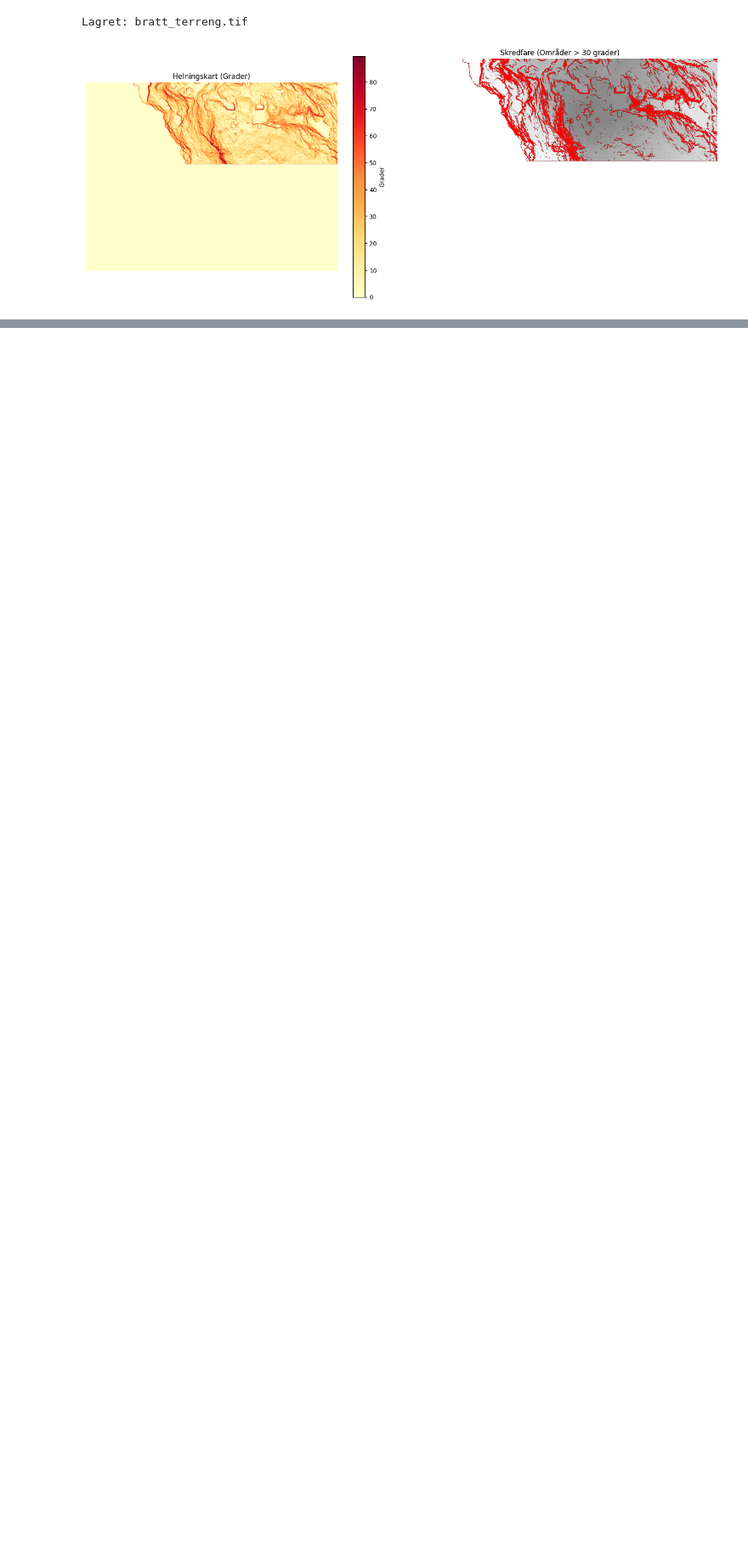
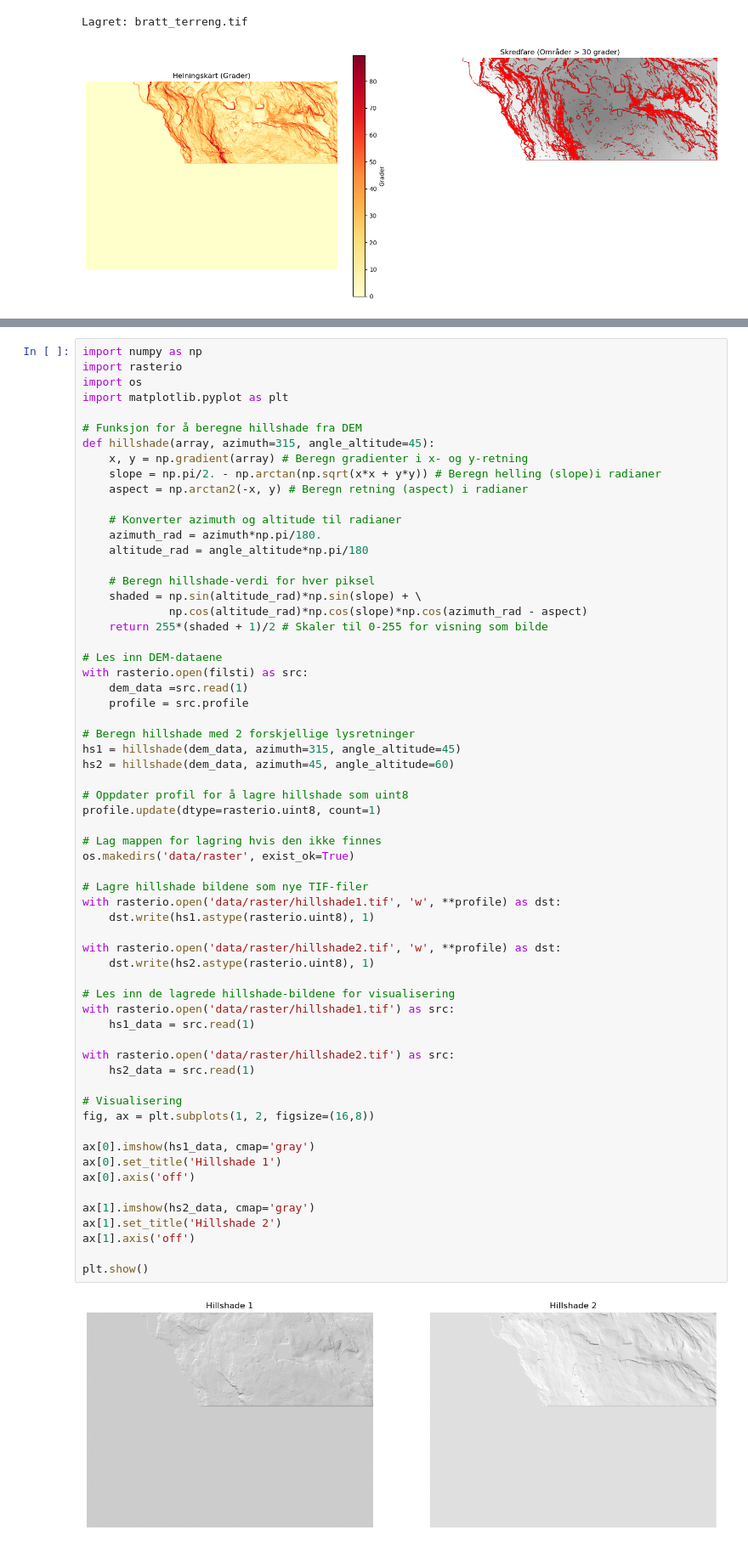
Before and after one commit to snbhansen/IS218, a Jupyter notebook: analyse.ipynb, the cells around one changed output, grey strips where cells are left out. Shown at 85% size. Drawn from its saved outputs; the diff is of its cells as text; blank space fills up the shorter version.

Commit message:
la til 2 hillshade

```diff
--- a/analyse.ipynb
+++ b/analyse.ipynb
@@ -348,0 +335,64 @@ Antall polygoner (>30°) i GeoDataFrame: 3152
+# %%
+import numpy as np
+import rasterio
+import os
+import matplotlib.pyplot as plt
+
+# Funksjon for å beregne hillshade fra DEM
+def hillshade(array, azimuth=315, angle_altitude=45):
+    x, y = np.gradient(array) # Beregn gradienter i x- og y-retning
+    slope = np.pi/2. - np.arctan(np.sqrt(x*x + y*y)) # Beregn helling (slope)i radianer
+    aspect = np.arctan2(-x, y) # Beregn retning (aspect) i radianer
+
+    # Konverter azimuth og altitude til radianer
+    azimuth_rad = azimuth*np.pi/180.
+    altitude_rad = angle_altitude*np.pi/180
+
+    # Beregn hillshade-verdi for hver piksel
+    shaded = np.sin(altitude_rad)*np.sin(slope) + \
+             np.cos(altitude_rad)*np.cos(slope)*np.cos(azimuth_rad - aspect)
+    return 255*(shaded + 1)/2 # Skaler til 0-255 for visning som bilde
+
+# Les inn DEM-dataene
+with rasterio.open(filsti) as src:
+    dem_data =src.read(1)
+    profile = src.profile
+
+# Beregn hillshade med 2 forskjellige lysretninger
+hs1 = hillshade(dem_data, azimuth=315, angle_altitude=45)
+hs2 = hillshade(dem_data, azimuth=45, angle_altitude=60)
+
+# Oppdater profil for å lagre hillshade som uint8
+profile.update(dtype=rasterio.uint8, count=1)
+
+# Lag mappen for lagring hvis den ikke finnes
+os.makedirs('data/raster', exist_ok=True)
+
+# Lagre hillshade bildene som nye TIF-filer
+with rasterio.open('data/raster/hillshade1.tif', 'w', **profile) as dst:
+    dst.write(hs1.astype(rasterio.uint8), 1)
+
+with rasterio.open('data/raster/hillshade2.tif', 'w', **profile) as dst:
+    dst.write(hs2.astype(rasterio.uint8), 1)
+
+# Les inn de lagrede hillshade-bildene for visualisering
+with rasterio.open('data/raster/hillshade1.tif') as src:
+    hs1_data = src.read(1)
+
+with rasterio.open('data/raster/hillshade2.tif') as src:
+    hs2_data = src.read(1)
+
+# Visualisering
+fig, ax = plt.subplots(1, 2, figsize=(16,8))
+
+ax[0].imshow(hs1_data, cmap='gray')
+ax[0].set_title('Hillshade 1')
+ax[0].axis('off')
+
+ax[1].imshow(hs2_data, cmap='gray')
+ax[1].set_title('Hillshade 2')
+ax[1].axis('off')
+
+plt.show()
+# %% [output]
+[figure, added]
```
Also changed, not shown: parts of 6 cells of this notebook, 3 other files.
